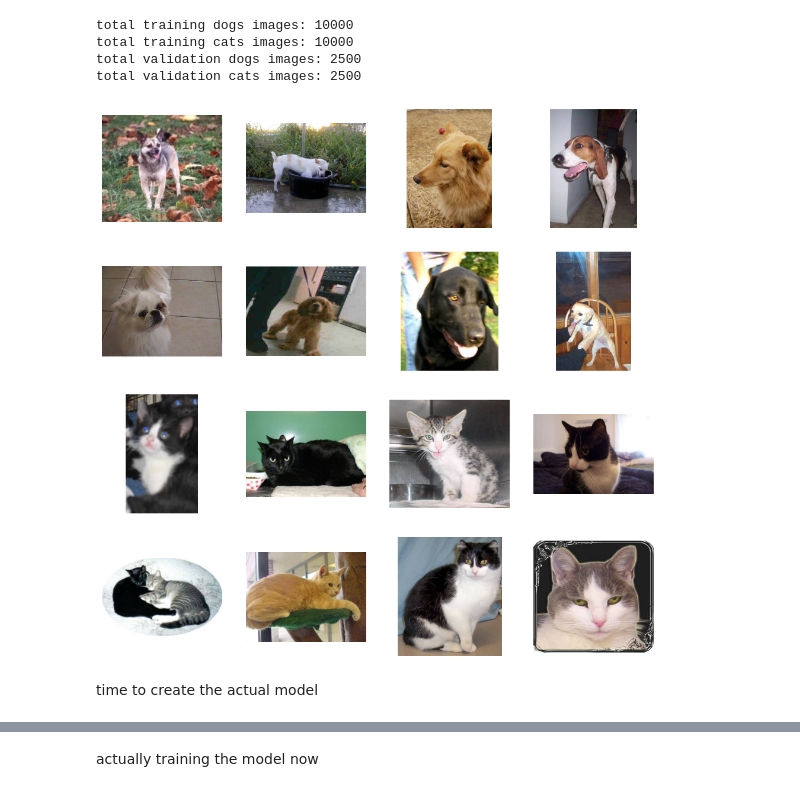
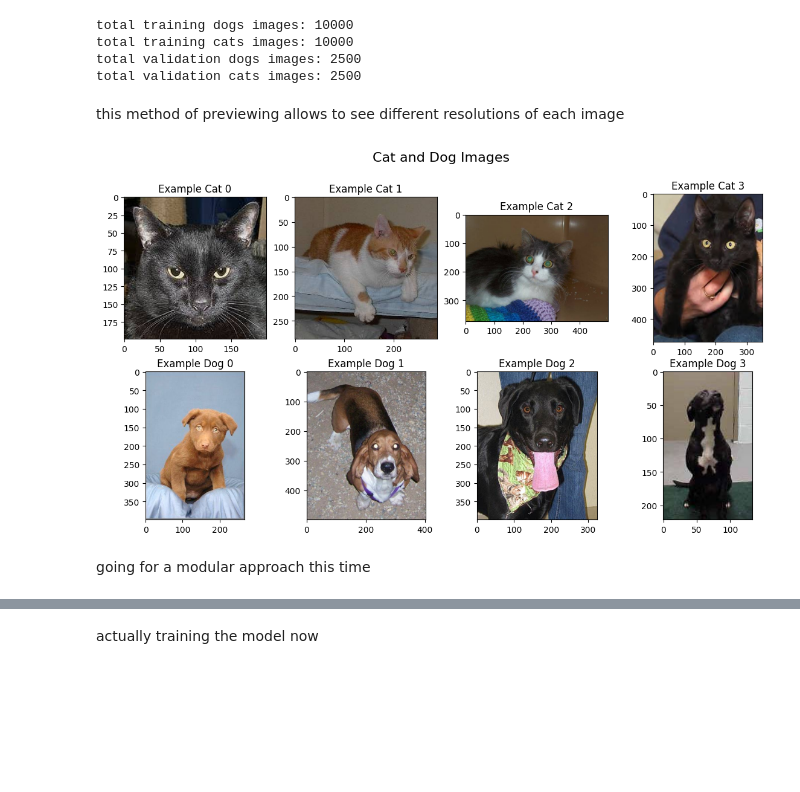
Before and after one commit to PranavU-Coder/personal_DL, a Jupyter notebook: data_aug/same_classifier.ipynb, the cells around one changed output, grey strips where cells are left out. Drawn from its saved outputs; the diff is of its cells as text; code cells hidden in the pictures; blank space fills up the shorter version.

Commit message:
data aug properly this time { model got cooked tho }

```diff
--- a/data_aug/same_classifier.ipynb
+++ b/data_aug/same_classifier.ipynb
@@ -32,30 +43,27 @@ total training dogs images: 10000
 total training cats images: 10000
 total validation dogs images: 2500
 total validation cats images: 2500
+# %% [markdown]
+this method of previewing allows to see different resolutions of each image
 # %%
-train_dogs_names = os.listdir(train_dogs_dir)
-train_cats_names = os.listdir(train_cats_dir)
+cats_filenames = [os.path.join(train_cats_dir, filename) for filename in os.listdir(train_cats_dir)]
+dogs_filenames = [os.path.join(train_dogs_dir, filename) for filename in os.listdir(train_dogs_dir)]
 
-n_rows = 4
-n_cols = 4
+fig, axes = plt.subplots(2, 4, figsize=(14, 7))
+fig.suptitle('Cat and Dog Images', fontsize=16)
 
-fig = plt.gcf()
-fig.set_size_inches(n_cols * 3, n_rows * 3)
+for i, cat_image in enumerate(cats_filenames[:4]):
+    img = tf.keras.utils.load_img(cat_image)
+    axes[0, i].imshow(img)
+    axes[0, i].set_title(f'Example Cat {i}')
 
-next_dogs_pix = [os.path.join(train_dogs_dir, fname)
-                for fname in random.sample(train_dogs_names, k=8)]
-next_cats_pix = [os.path.join(train_cats_dir, fname)
-                for fname in random.sample(train_cats_names, k=8)]
-
-for i, img_path in enumerate(next_dogs_pix + next_cats_pix):
-    sp = plt.subplot(n_rows, n_cols, i + 1)
-    sp.axis('Off')
-
-    img = mpimg.imread(img_path)
-    plt.imshow(img)
+for i, dog_image in enumerate(dogs_filenames[:4]):
+    img = tf.keras.utils.load_img(dog_image)
+    axes[1, i].imshow(img)
+    axes[1, i].set_title(f'Example Dog {i}')
 
 plt.show()
 # %% [output]
-[figure, old version]
+[figure, new version]
 # %% [markdown]
-time to create the actual model
+going for a modular approach this time
```
Also changed, not shown: parts of 22 cells of this notebook.
